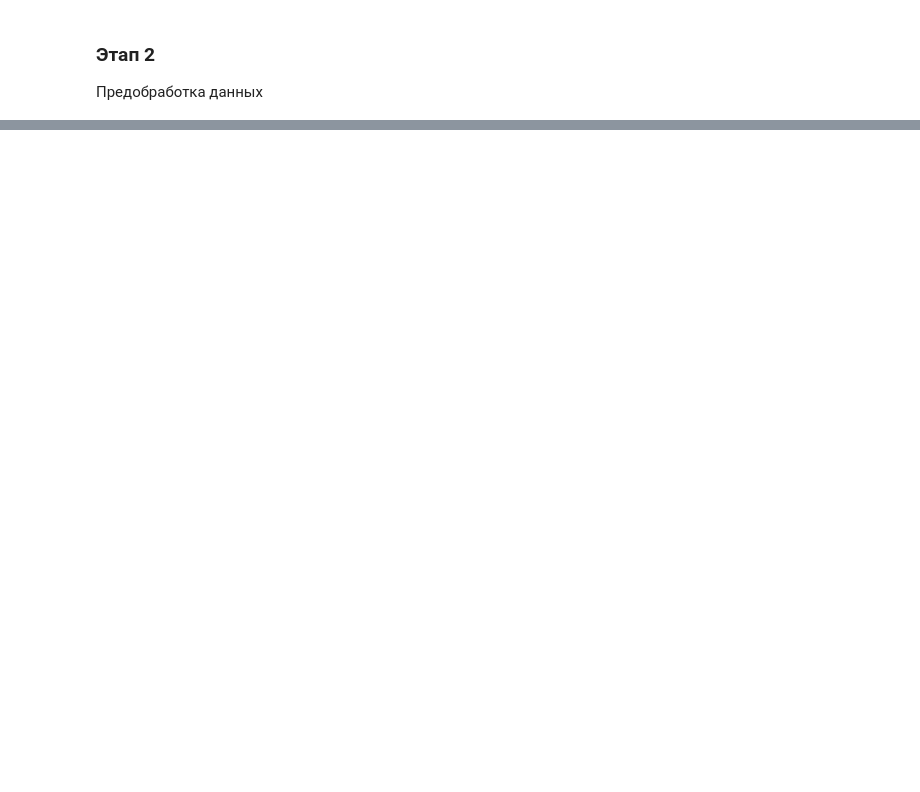
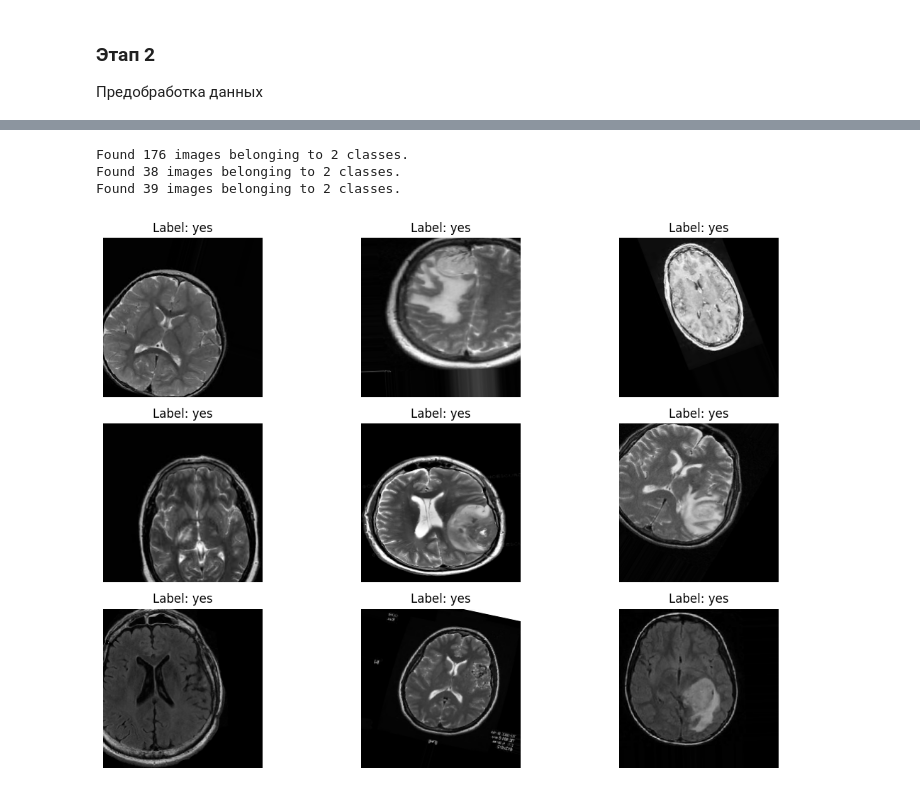
Before and after one commit to IIcon18/BrainTumorDetect-CNN, a Jupyter notebook: BrainTumorDetect-CNN.ipynb, the cells around one changed output, grey strips where cells are left out. Cells and saved outputs as stored; diff of their text form; code cells hidden in the pictures; blank space fills up the shorter version.

```diff
--- a/BrainTumorDetect-CNN.ipynb
+++ b/BrainTumorDetect-CNN.ipynb
@@ -58,0 +72,47 @@ output_dir = "data/processed"
+# %%
+
+# Генераторы для train, val и test
+train_generator = train_datagen.flow_from_directory(
+    TRAIN_DIR,
+    target_size=img_size,
+    batch_size=32,
+    class_mode="binary"
+)
+
+val_generator = val_test_datagen.flow_from_directory(
+    VAL_DIR,
+    target_size=img_size,
+    batch_size=32,
+    class_mode="binary"
+)
+
+test_generator = val_test_datagen.flow_from_directory(
+    TEST_DIR,
+    target_size=img_size,
+    batch_size=32,
+    class_mode="binary"
+)
+# %% [output]
+Found 176 images belonging to 2 classes.
+Found 38 images belonging to 2 classes.
+Found 39 images belonging to 2 classes.
+# %%
+# Визуализация аугментаций
+def visualize_augmentations(generator, category):
+    # Получаем данные из генератора
+    batch = next(generator)
+    images, labels = batch
+    plt.figure(figsize=(12, 8))
+
+    for i in range(9):
+        plt.subplot(3, 3, i + 1)
+        plt.imshow(images[i])
+        plt.title(f"Label: {category}")
+        plt.axis("off")
+    plt.tight_layout()
+    plt.show()
+
+# Пример для категории "yes"
+visualize_augmentations(train_generator, category="yes")
+# %% [output]
+[figure, added]
```
Also changed, not shown: parts of 9 cells of this notebook.
